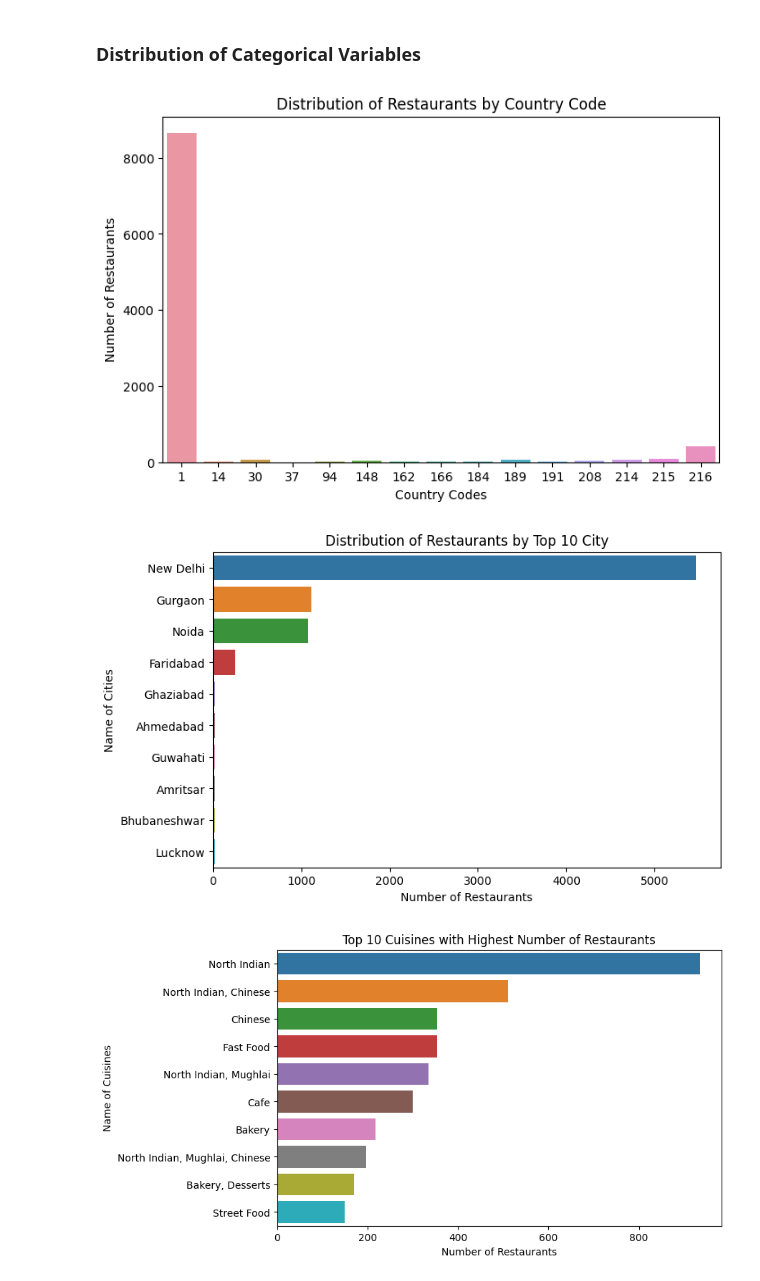
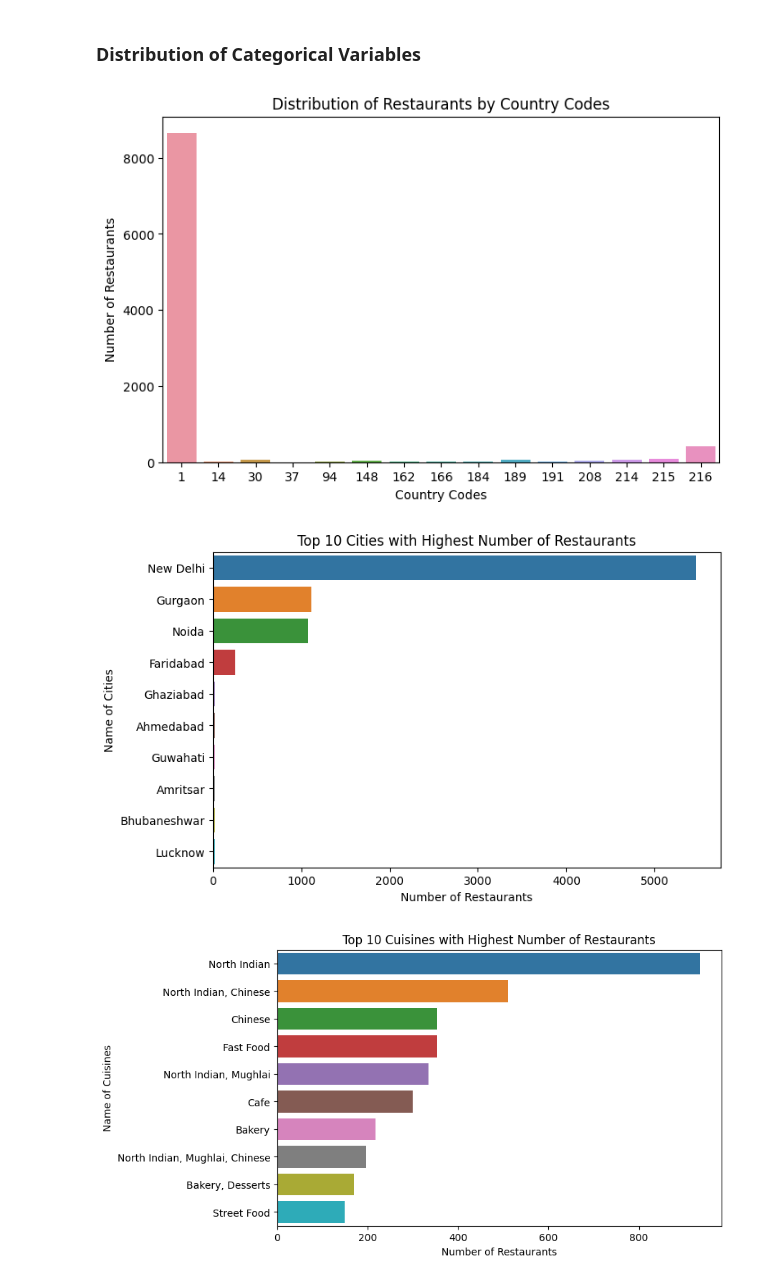
Before and after one commit to Apaulgithub/Restaurant_Data_Analysis_and_Prediction, a Jupyter notebook: Level 1/Restaurant_Data_Analysis_Level_1.ipynb, the cells around one changed output. Saved outputs shown, nothing was run; the diff lists cells and outputs as text; code cells hidden in the pictures.

```diff
--- a/Level 1/Restaurant_Data_Analysis_Level_1.ipynb
+++ b/Level 1/Restaurant_Data_Analysis_Level_1.ipynb
@@ -349,29 +349,30 @@ sns.countplot(x = df['Country Code'])
 # Set Labels
 plt.xlabel('Country Codes')
 plt.ylabel('Number of Restaurants')
-plt.title('Distribution of Restaurants by Country Code')
+plt.title('Distribution of Restaurants by Country Codes')
 
 # Display Chart
 plt.show()
 # %% [output]
-[figure, old version]
+[figure, new version]
 # %%
 # Count Plot Visualization Code for Cities
 # Set plot size
 plt.figure(figsize=(8, 5))
 
 # Create the figure object
+# There are many cities names present in the data, so i select only the top 10 cities
 sns.countplot(y = df['City'], order=df.City.value_counts().iloc[:10].index)
 
 # Set Labels
 plt.xlabel('Number of Restaurants')
 plt.ylabel('Name of Cities')
-plt.title('Distribution of Restaurants by Top 10 City')
+plt.title('Top 10 Cities with Highest Number of Restaurants')
 
 # Display Chart
 plt.show()
 # %% [output]
-[figure, old version]
+[figure, new version]
 # %%
 # Count Plot Visualization Code for Cuisines
 # Set plot size
```
Also changed, not shown: parts of 13 cells of this notebook.
